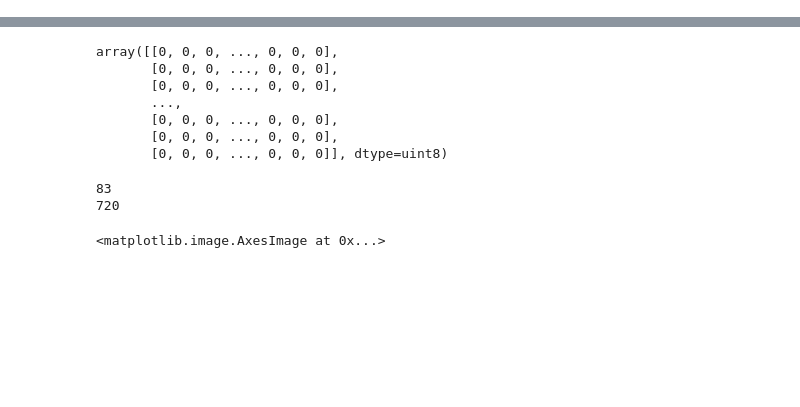
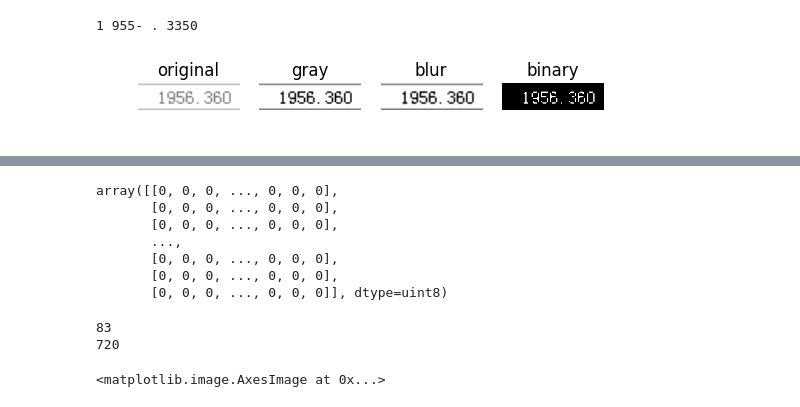
Before and after one commit to destyjustc/account_ocr, a Jupyter notebook: ai/notebook/DigitsOCR.ipynb, the cells around one changed output, grey strips where cells are left out. Drawn from its saved outputs; the diff is of its cells as text; code cells hidden in the pictures; blank space fills up the shorter version.

Commit message:
OCR line by line

```diff
--- a/ai/notebook/DigitsOCR.ipynb
+++ b/ai/notebook/DigitsOCR.ipynb
@@ -7 +13,12 @@ from PIL import Image
 %matplotlib inline
+# %%
+filename = "../../data/fund1.png"
+img = cv2.imread(filename)
+hist = histConstruct(img, scale=1, blurSize=9, threshold=220, showPlot=False)
+linesLocation = findTexLine(hist)
+lineloc = linesLocation[1]
+#print(lineloc)
+print(OCRTextLine(img[lineloc[0]-5:lineloc[1]+5, :], showPlots=True))
+# %% [output]
+1 955- . 3350
+[figure, added]
```
Also changed, not shown: parts of 7 cells of this notebook, 8 other files.
